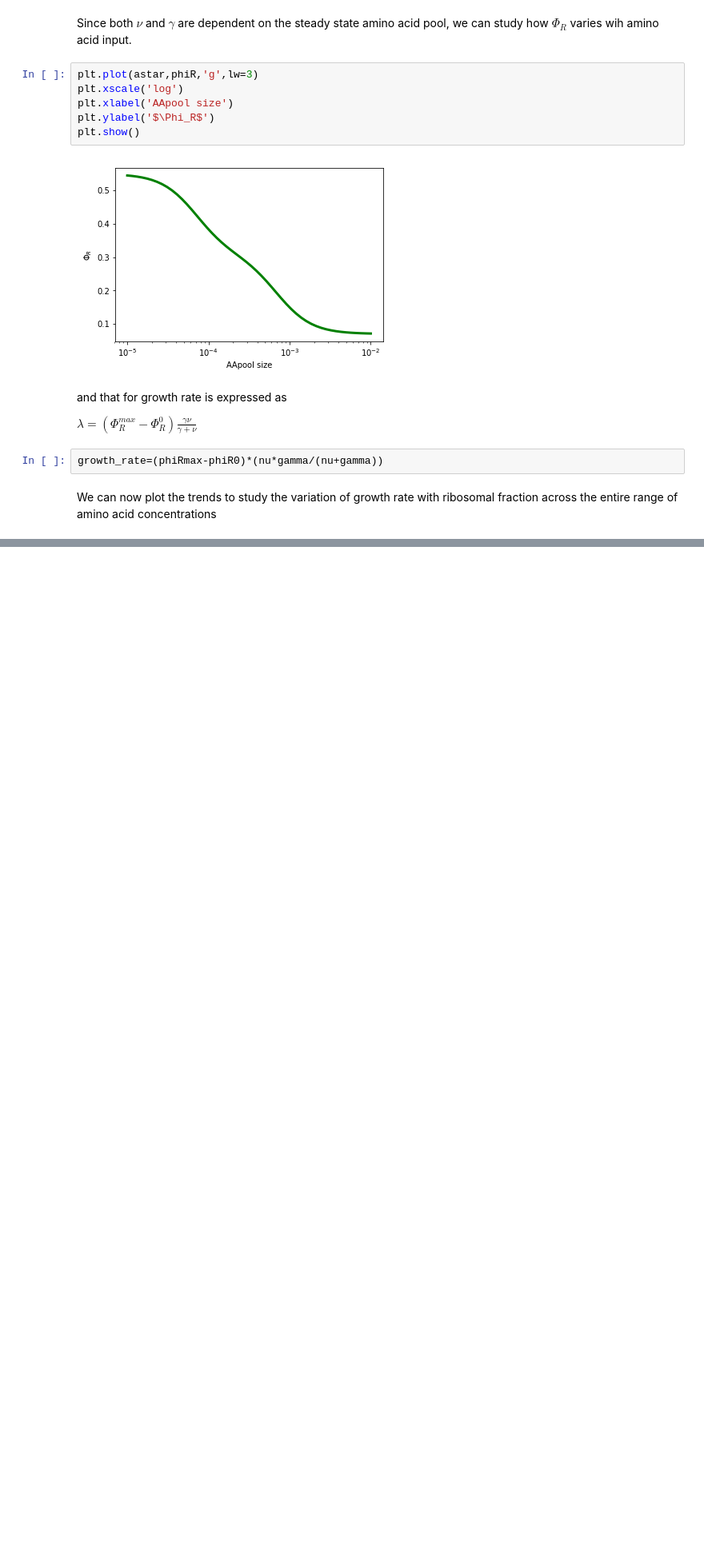
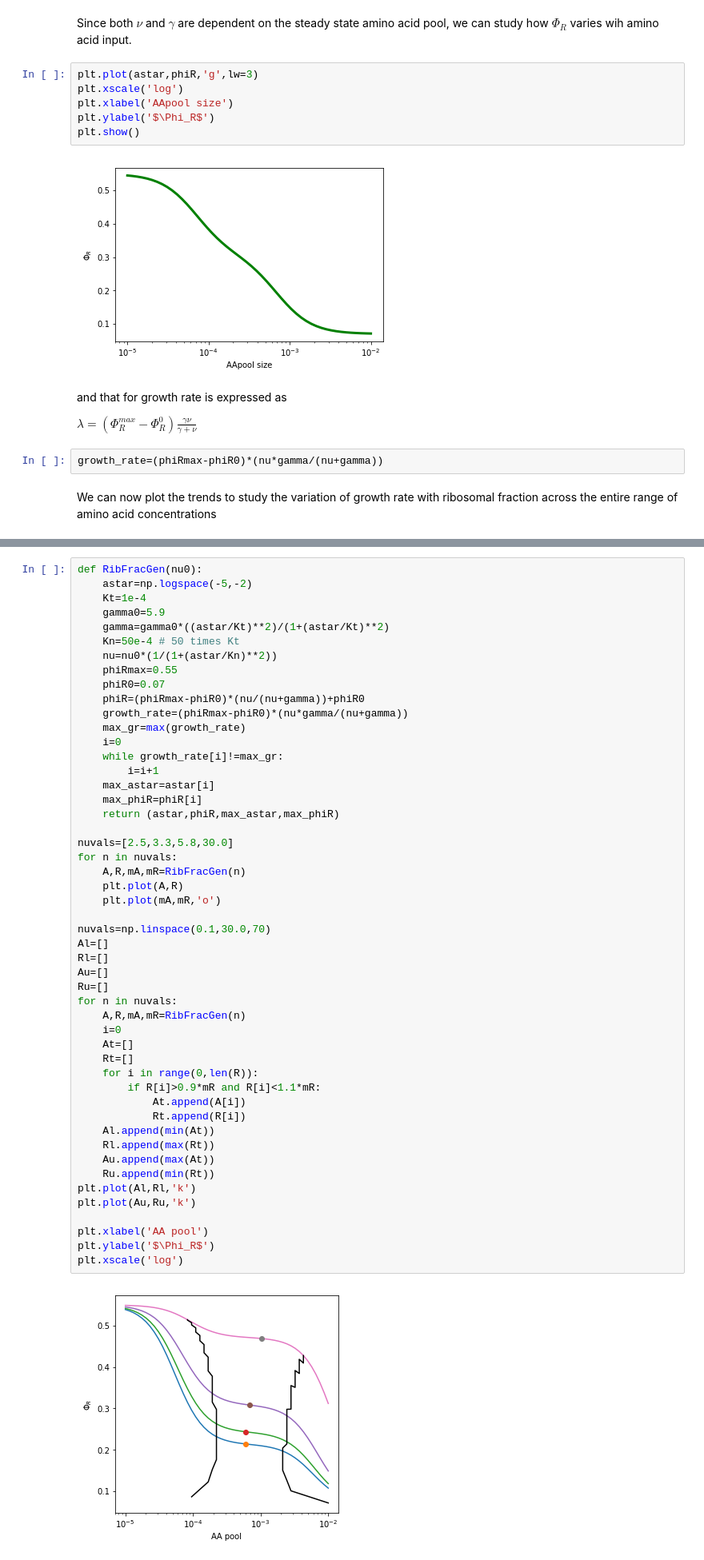
Before and after one commit to amoghpj/Growth-Model-Implementations, a Jupyter notebook: Scott-Hwa-2014.ipynb, the cells around one changed output, grey strips where cells are left out. Shown at 80% size. Drawn from its saved outputs; the diff is of its cells as text; blank space fills up the shorter version.

```diff
--- a/Scott-Hwa-2014.ipynb
+++ b/Scott-Hwa-2014.ipynb
@@ -80,0 +90,52 @@ plt.show()
+# %%
+def RibFracGen(nu0):
+    astar=np.logspace(-5,-2)
+    Kt=1e-4
+    gamma0=5.9
+    gamma=gamma0*((astar/Kt)**2)/(1+(astar/Kt)**2)
+    Kn=50e-4 # 50 times Kt
+    nu=nu0*(1/(1+(astar/Kn)**2))
+    phiRmax=0.55
+    phiR0=0.07
+    phiR=(phiRmax-phiR0)*(nu/(nu+gamma))+phiR0
+    growth_rate=(phiRmax-phiR0)*(nu*gamma/(nu+gamma))
+    max_gr=max(growth_rate)
+    i=0
+    while growth_rate[i]!=max_gr:
+        i=i+1
+    max_astar=astar[i]
+    max_phiR=phiR[i]
+    return (astar,phiR,max_astar,max_phiR)
+
+nuvals=[2.5,3.3,5.8,30.0]
+for n in nuvals:
+    A,R,mA,mR=RibFracGen(n)
+    plt.plot(A,R)
+    plt.plot(mA,mR,'o')
+
+nuvals=np.linspace(0.1,30.0,70)
+Al=[]
+Rl=[]
+Au=[]
+Ru=[]
+for n in nuvals:
+    A,R,mA,mR=RibFracGen(n)
+    i=0
+    At=[]
+    Rt=[]
+    for i in range(0,len(R)):
+        if R[i]>0.9*mR and R[i]<1.1*mR:
+            At.append(A[i])
+            Rt.append(R[i])
+    Al.append(min(At))
+    Rl.append(max(Rt))
+    Au.append(max(At))
+    Ru.append(min(Rt))
+plt.plot(Al,Rl,'k')
+plt.plot(Au,Ru,'k')
+
+plt.xlabel('AA pool')
+plt.ylabel('$\Phi_R$')
+plt.xscale('log')
+# %% [output]
+[figure, added]
```
Also changed, not shown: parts of 3 cells of this notebook.
